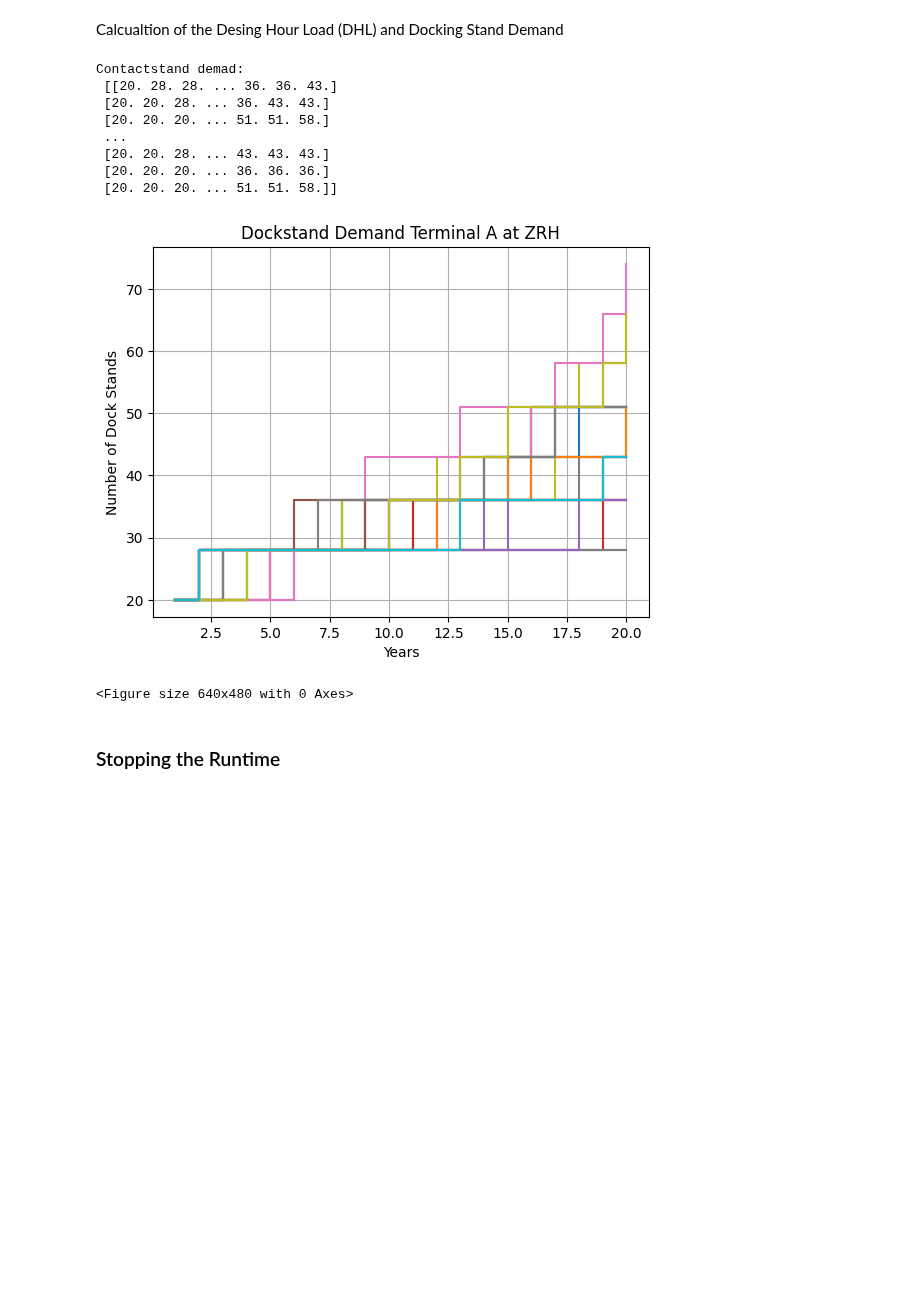
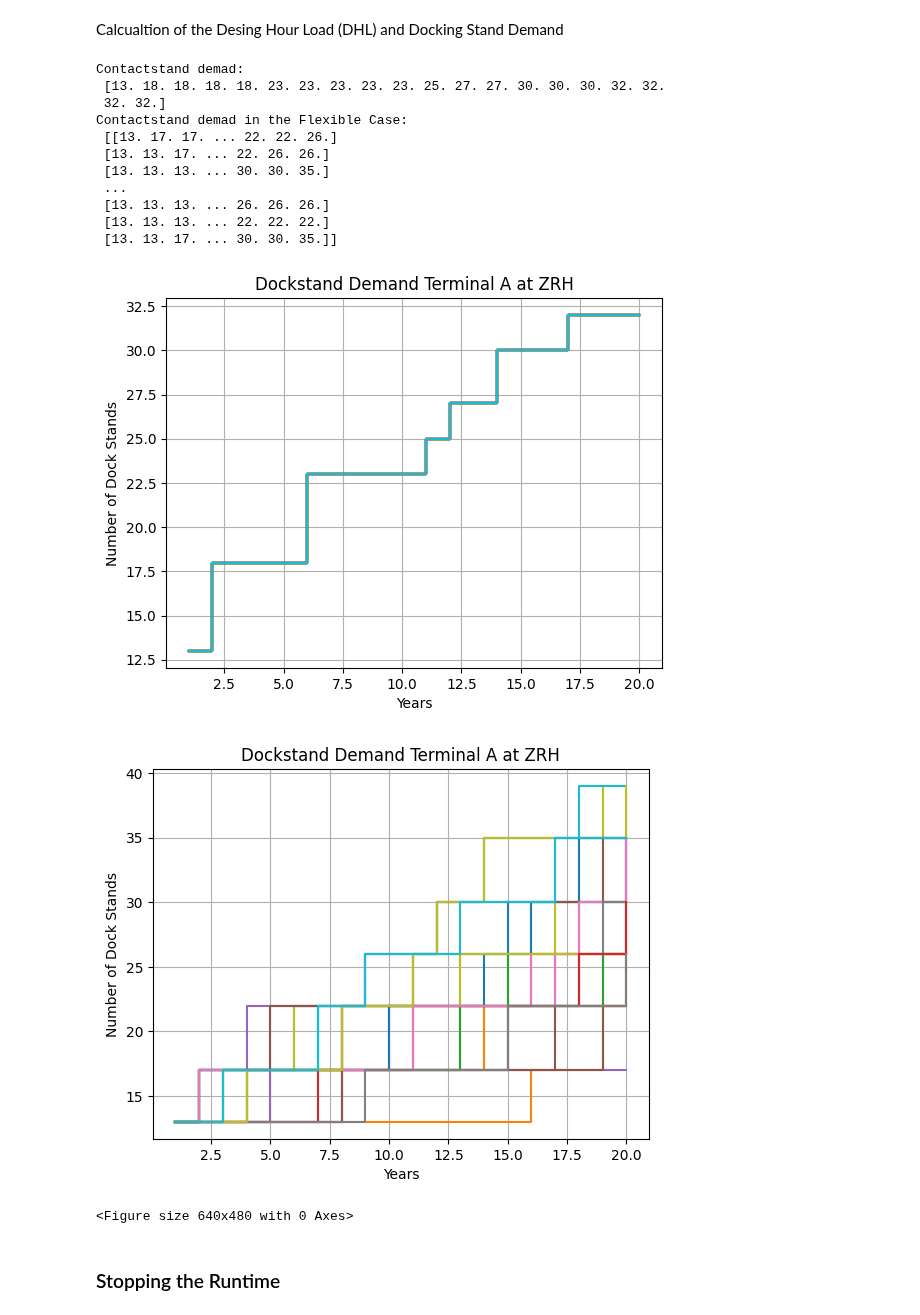
Before and after one commit to Oli767/VT1-Python-Files, a Jupyter notebook: VT2 VS Code/VT2.ipynb, the cells around one changed output. Saved outputs shown, nothing was run; the diff lists cells and outputs as text; code cells hidden in the pictures; blank space fills up the shorter version.

```diff
--- a/VT2 VS Code/VT2.ipynb
+++ b/VT2 VS Code/VT2.ipynb
@@ -29,7 +29,7 @@ Param = {
     "Dt0": 22561132,  # Demand at t0
     "dt": 1,  # Steptime in Years
     "Fth": 20,  # Time Horizon of Forecasts in Steptime
-    "Forecasts": 2000,  # Number of Forecasts
+    "Forecasts": 1000,  # Number of Forecasts
     "mu": 0.042754330256447565,
     "sigma": 0.05813761525452841,
     "r_D": 0.1,  # Revenues per Unit of Demand per Period
@@ -39,16 +39,16 @@ Param = {
     "co_D": 0.1,  # Operational cost per unit of demand per period
     "ci_K": 600000,  # Installation cost per unit of capacity
     "discount": 0.05,  # Discount factor
-    "EoS": 0.8,  # EoS factor
+    "EoS": 0.9,  # EoS factor
     "delta_K0": 0,  # Initial Value for delta_K
     "h": 1,  # h
     "K0": 25000000,  # Initial Capacity
-    "p_dock": 0.8,  # Percentage of Pax using Dock Stands rather than Bus Gates
-    "p_schengen": 0.8,  # Percentage of Pax travelling within Schengen Area
+    "p_dock": 0.7,  # Percentage of Pax using Dock Stands rather than Bus Gates
+    "p_schengen": 0.7,  # Percentage of Pax travelling within Schengen Area
     "p_Dok_A_B": 0.5,  # Percentage of Pax travelling from Dock
-    "PAXATM": 120,  # average number of passengers carried per air traffic movement
+    "PAXATM": 150,  # average number of passengers carried per air traffic movement
     "delta_K": np.array([0, 0, 0, 0, 5, 0, 0, 0, 0, 10, 0, 0, 0, 0, 10, 0, 0, 0, 0, 0]),
-    "allowed_values": np.array([0, 6, 8, 10]),
+    "allowed_values": np.array([0, 4, 6, 8, 10]),
     "population": 1000,
     "DHL_factor_20": 0.0003,
     "lower_theta": 9000000,
@@ -250,29 +238,46 @@ Calcualtion of the Desing Hour Load (DHL) and Docking Stand Demand
 ## Contact Stand Demand (ZRH has 75, but not all can be used at once)
 ## Dock A has 17 Contact and 16 Bus Gates
 
-No_Docks = fn.Dockstands(K_Flex, Param)
-print("Contactstand demad:\n", No_Docks)
+No_Docks = fn.Dockstands(Optimized_K, Param)
+print("Contactstand demad:\n", No_Docks[0])
+
+No_Docks_Flex = fn.Dockstands(K_Flex, Param)
+print("Contactstand demad in the Flexible Case:\n", No_Docks_Flex)
 # %% [output]
 Contactstand demad:
- [[20. 28. 28. ... 36. 36. 43.]
- [20. 20. 28. ... 36. 43. 43.]
- [20. 20. 20. ... 51. 51. 58.]
+ [13. 18. 18. 18. 18. 23. 23. 23. 23. 23. 25. 27. 27. 30. 30. 30. 32. 32.
+ 32. 32.]
+Contactstand demad in the Flexible Case:
+ [[13. 17. 17. ... 22. 22. 26.]
+ [13. 13. 17. ... 22. 26. 26.]
+ [13. 13. 13. ... 30. 30. 35.]
  ...
- [20. 20. 28. ... 43. 43. 43.]
- [20. 20. 20. ... 36. 36. 36.]
- [20. 20. 20. ... 51. 51. 58.]]
+ [13. 13. 13. ... 26. 26. 26.]
+ [13. 13. 13. ... 22. 22. 22.]
+ [13. 13. 17. ... 30. 30. 35.]]
 # %%
 # Calling the Scenario Plotting Function
 fn.Scenario_plot(
     No_Docks,
     Param["Fth"],
     False,
     "Dockstand Demand Terminal A at ZRH",
     "Number of Dock Stands",
     30,
 )
+
+# Calling the Scenario Plotting Function
+fn.Scenario_plot(
+    No_Docks_Flex,
+    Param["Fth"],
+    False,
+    "Dockstand Demand Terminal A at ZRH",
+    "Number of Dock Stands",
+    30,
+)
 # %% [output]
-[figure, old version]
+[figure, new version]
+[figure, added]
 <Figure size 640x480 with 0 Axes>
 # %% [markdown]
 ### Stopping the Runtime
```
Also changed, not shown: parts of 14 cells of this notebook.
